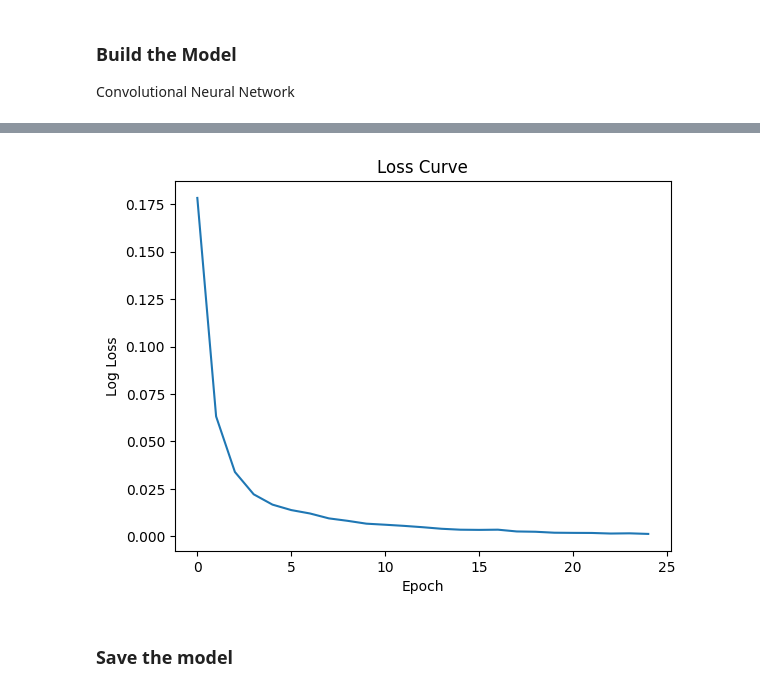
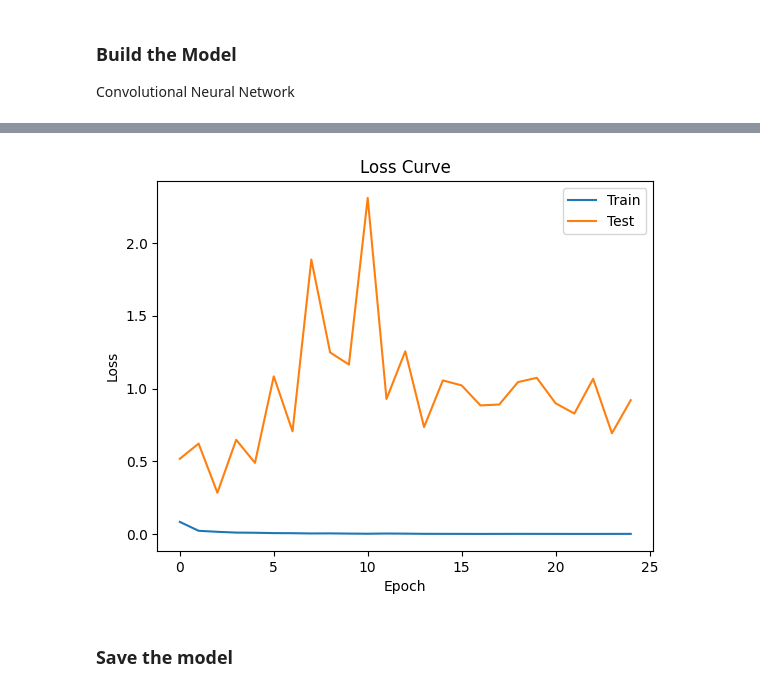
Before and after one commit to Deeeeelan/Deepfake-Audio-Detector, a Jupyter notebook: notebooks/neural_network.ipynb, the cells around one changed output, grey strips where cells are left out. Drawn from its saved outputs; the diff is of its cells as text; code cells hidden in the pictures.

Commit message:
Add test loss curve during training and lower epoch count

```diff
--- a/notebooks/neural_network.ipynb
+++ b/notebooks/neural_network.ipynb
@@ -212,15 +216,19 @@ net.to(device)
 
 criterion = nn.BCELoss()
 optimizer = optim.SGD(net.parameters(),
-                    lr=0.001,
-                    weight_decay=0.0001)
+                    lr=0.01,
+                    weight_decay=0.01,
+                    momentum=0.1)
 
-loss_hist = []
+train_loss_data = []
+test_loss_data =[]
+
 def train_model():
     net.train()
     print("Beginning Training:")
     for epoch in range(n_epoch):
-        running_loss = 0.0
+        training_running_loss = 0.0
+        test_running_loss = 0.0
 
         for i, data in enumerate(training_loader):
             inputs, labels = data[0].to(device), data[1].to(device)
@@ -232,18 +240,31 @@ def train_model():
             loss.backward()
             optimizer.step()
 
-            running_loss += loss.item()
+            training_running_loss += loss.item()
+        train_loss_data.append(training_running_loss / len(training_loader))
 
-        loss_hist.append(running_loss / len(training_loader))
-        print(f'Epoch: {epoch+1}, loss: {running_loss}')
+        with torch.no_grad():
+            for i, data in enumerate(test_loader):
+                inputs, labels = data[0].to(device), data[1].to(device)
+                outputs = net(inputs)
+                test_running_loss += criterion(outputs, labels).item()
+
+            test_loss_data.append(test_running_loss / len(test_loader))
+
+
+        print(f'Epoch: {epoch+1}, loss: {training_running_loss}')
     print('Finished Training')
 
 train_model()
 
-plt.plot(loss_hist)
+plt.plot(train_loss_data, label='Train')
+plt.plot(test_loss_data, label='Test')
+
 plt.title('Loss Curve')
 plt.xlabel('Epoch')
-plt.ylabel('Log Loss')
+plt.ylabel('Loss')
+plt.legend()
+
 plt.show()
 # %% [output]
 Beginning Training:
@@ -265,5 +286,5 @@ Epoch: 25, loss: 3.2490063737875516
 Finished Training
-[figure, old version]
+[figure, new version]
 # %% [markdown]
 ### Save the model
 # %%
```
Also changed, not shown: parts of 11 cells of this notebook.
